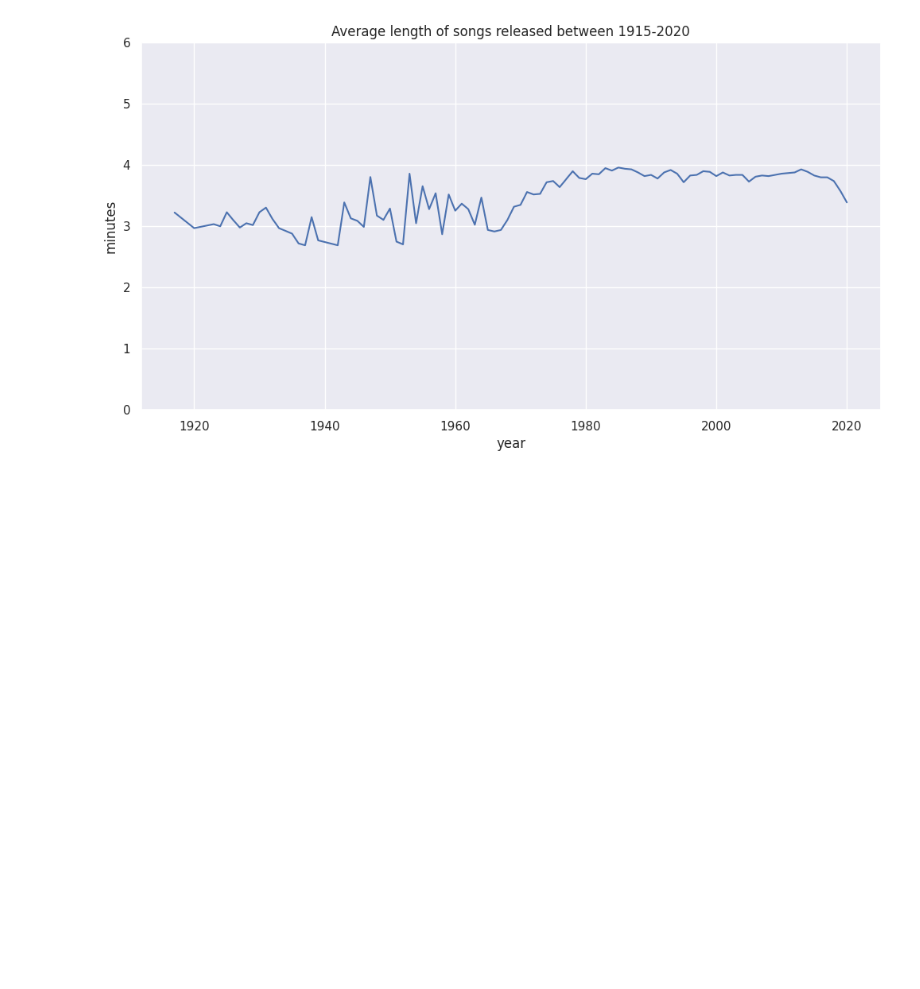
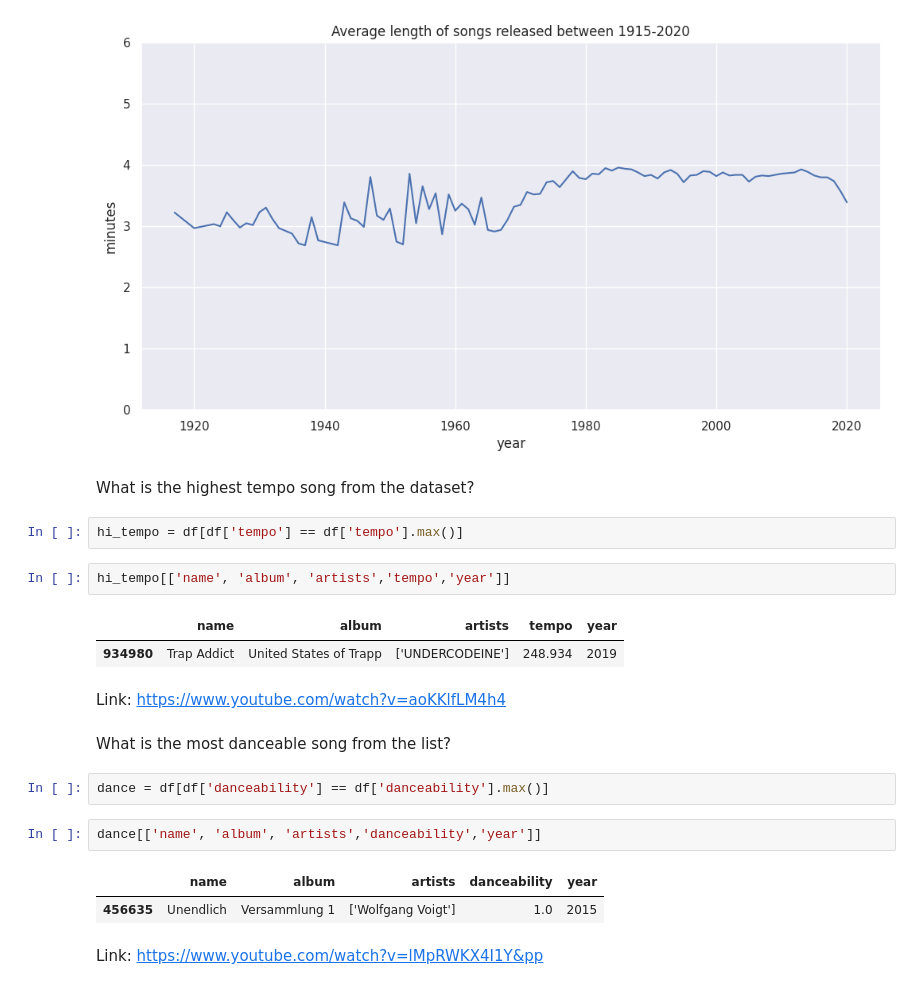
Before and after one commit to urtechoc/porfolio, a Jupyter notebook: spotify_songs/song_length.ipynb, the cells around one changed output. Cells and saved outputs as stored; diff of their text form; blank space fills up the shorter version.

```diff
--- a/spotify_songs/song_length.ipynb
+++ b/spotify_songs/song_length.ipynb
@@ -122,3 +121,25 @@ plt.title('Average length of songs released between 1915-2020')
 # %% [output]
 Text(0.5, 1.0, 'Average length of songs released between 1915-2020')
 [figure]
+# %% [markdown]
+What is the highest tempo song from the dataset?
+# %%
+hi_tempo = df[df['tempo'] == df['tempo'].max()]
+# %%
+hi_tempo[['name', 'album', 'artists','tempo','year']]
+# %% [output]
+|  | name | album | artists | tempo | year |
+| 934980 | Trap Addict | United States of Trapp | ['UNDERCODEINE'] | 248.934 | 2019 |
+# %% [markdown]
+Link: https://www.youtube.com/watch?v=aoKKlfLM4h4
+# %% [markdown]
+What is the most danceable song from the list?
+# %%
+dance = df[df['danceability'] == df['danceability'].max()]
+# %%
+dance[['name', 'album', 'artists','danceability','year']]
+# %% [output]
+|  | name | album | artists | danceability | year |
+| 456635 | Unendlich | Versammlung 1 | ['Wolfgang Voigt'] | 1.0 | 2015 |
+# %% [markdown]
+Link: https://www.youtube.com/watch?v=lMpRWKX4I1Y&pp
```
Also changed, not shown: parts of 3 cells of this notebook.
